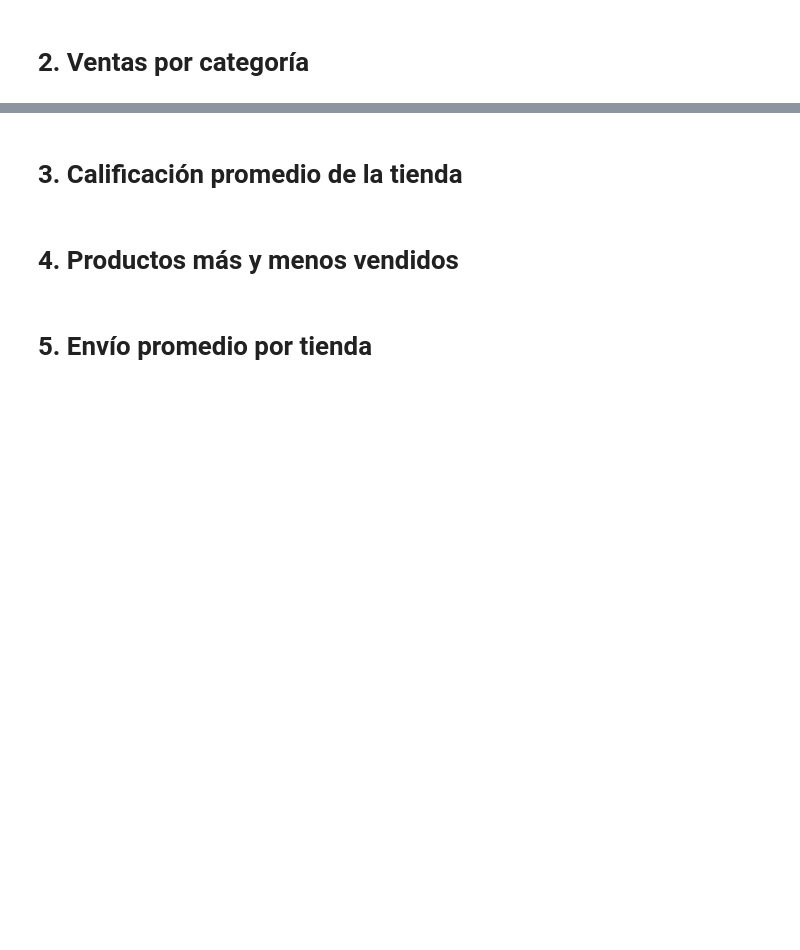
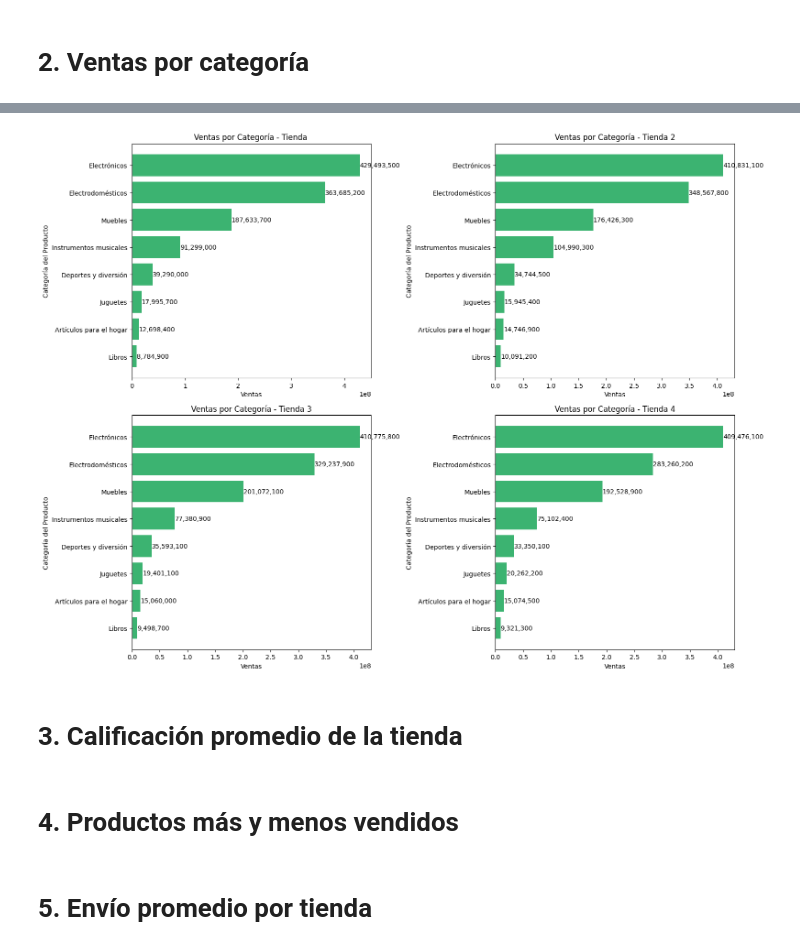
Before and after one commit to Lucas-Jimenez-uribe/alura-store, a Jupyter notebook: AluraStoreLatam.ipynb, the cells around one changed output, grey strips where cells are left out. Cells and saved outputs as stored; diff of their text form; code cells hidden in the pictures; blank space fills up the shorter version.

```diff
--- a/AluraStoreLatam.ipynb
+++ b/AluraStoreLatam.ipynb
@@ -30,3 +125,29 @@ tienda.head()
+# %%
+import matplotlib.pyplot as plt
+
+# Lista de DataFrames de ventas por categoría
+ventas_por_tienda = [ventas_tienda, ventas_tienda2, ventas_tienda3, ventas_tienda4]
+nombres_tiendas = ['Tienda ', 'Tienda 2', 'Tienda 3', 'Tienda 4']
+
+# Tamaño general de la figura
+plt.figure(figsize=(16, 12))
+
+# Generar un gráfico por tienda
+for i, (ventas, nombre) in enumerate(zip(ventas_por_tienda, nombres_tiendas), start=1):
+    plt.subplot(2, 2, i)  # Distribuir en 2 filas, 2 columnas
+    plt.barh(ventas.index, ventas.values, color='mediumseagreen')
+    plt.title(f'Ventas por Categoría - {nombre}')
+    plt.xlabel('Ventas')
+    plt.ylabel('Categoría del Producto')
+    plt.gca().invert_yaxis()  # Para que la categoría más vendida quede arriba
+    # Agregar valores al final de las barras
+    for j, valor in enumerate(ventas.values):
+        plt.text(valor, j, f'{valor:,.0f}', va='center')
+
+plt.tight_layout()
+plt.show()
+# %% [output]
+[figure, added]
 # %% [markdown]
 # 3. Calificación promedio de la tienda
 # %% [markdown]
```
Also changed, not shown: parts of 2 cells of this notebook.
